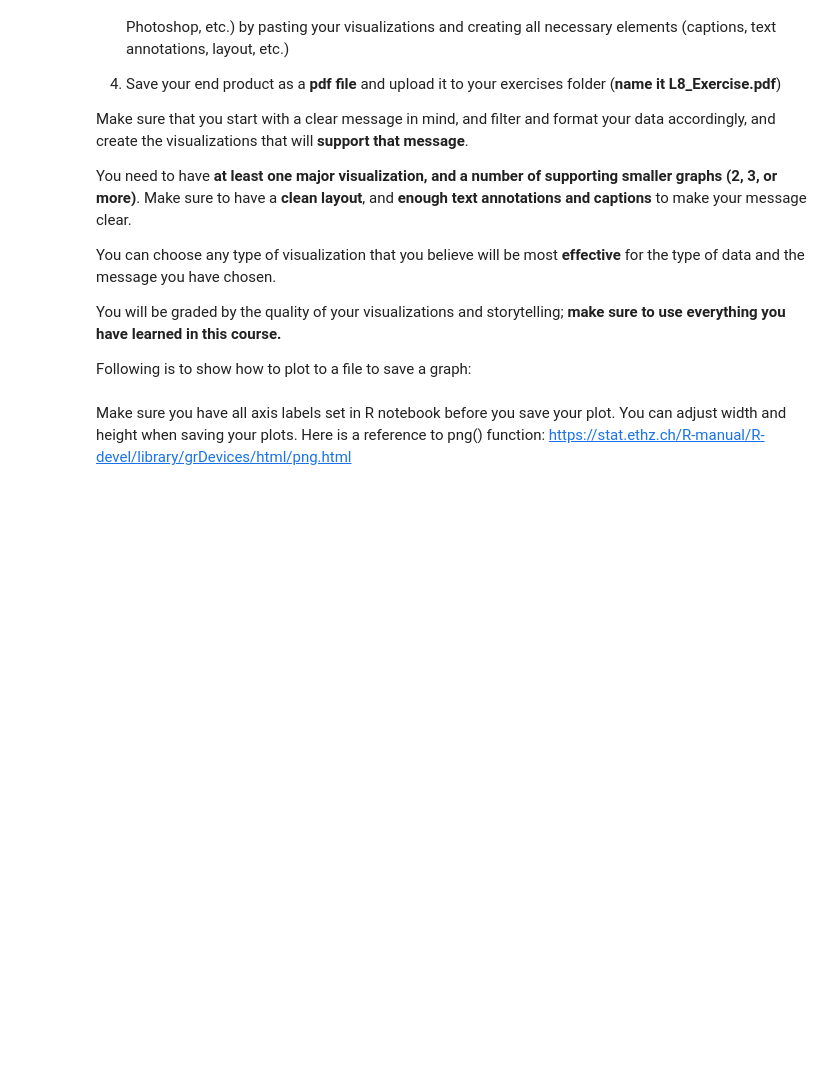
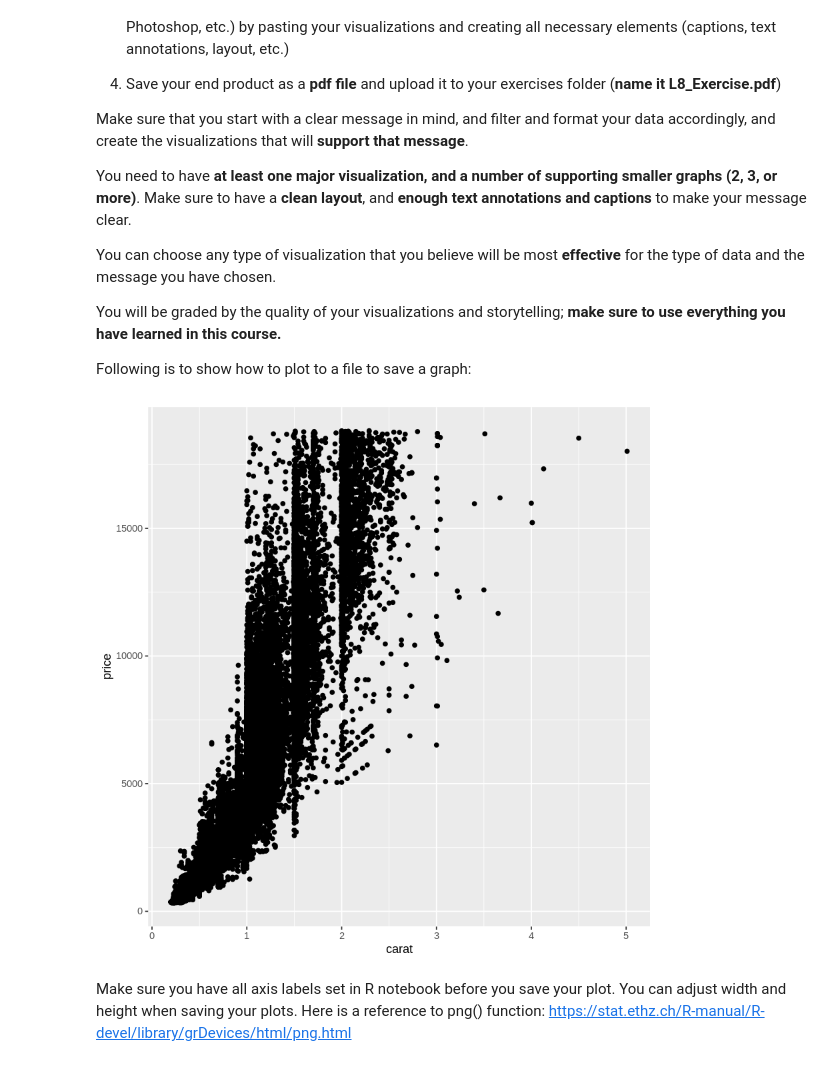
Before and after one commit to BlakeBigG/Big_Data_Visualization_MS, a Jupyter notebook: modules/module8/exercises/L8_Exercise.ipynb, the cells around one changed output. Cells and saved outputs as stored; diff of their text form; code cells hidden in the pictures; blank space fills up the shorter version.

```diff
--- a/modules/module8/exercises/L8_Exercise.ipynb
+++ b/modules/module8/exercises/L8_Exercise.ipynb
@@ -28,15 +28,17 @@ Following is to show how to plot to a file to save a graph:
 # %%
 # this is how you save a plot to a file
 library(ggplot2)
 
 # comment this out to see the plot in the notebook
-png(filename="myplot.png")
+#png(filename="myplot.png")
 
 # your plot here..
 qplot(carat, price, data = diamonds)
 
 # comment this out to see the plot in the notebook
-dev.off()
+#dev.off()
+# %% [output]
+[figure, added]
 # %% [markdown]
 Make sure you have all axis labels set in R notebook before you save your plot. You can adjust width and height when saving your plots.  Here is a reference to png() function:
 https://stat.ethz.ch/R-manual/R-devel/library/grDevices/html/png.html
```
Also changed, not shown: parts of 8 cells of this notebook, 8 other files.
